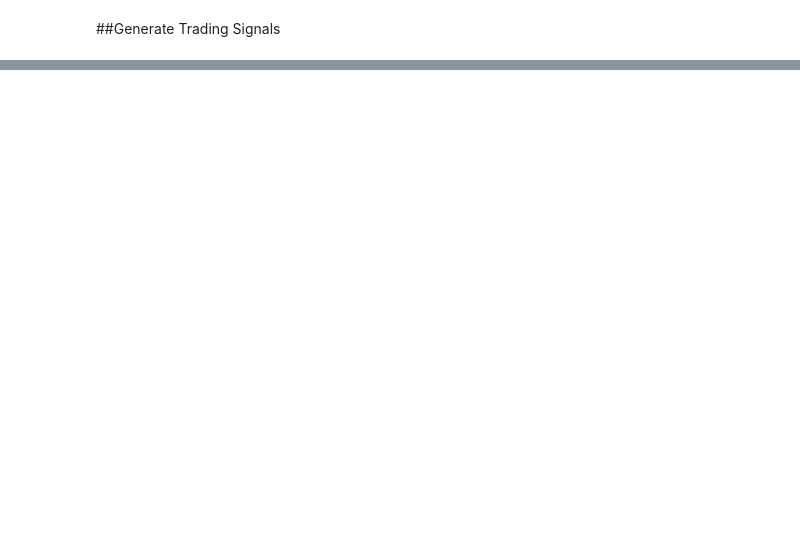
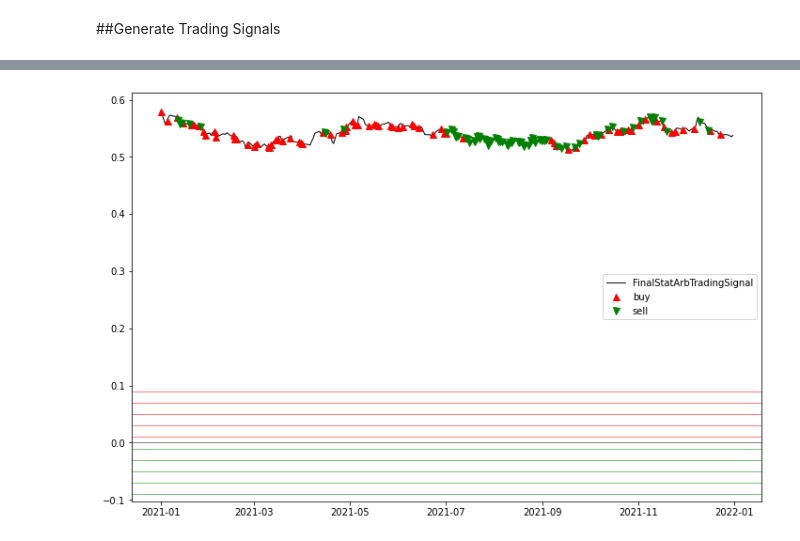
Before and after one commit to mohansameer1983/AI-Finance, a Jupyter notebook: Team_Assignment_3_StatArb.ipynb, the cells around one changed output, grey strips where cells are left out. Saved outputs shown, nothing was run; the diff lists cells and outputs as text; code cells hidden in the pictures; blank space fills up the shorter version.

```diff
--- a/Team_Assignment_3_StatArb.ipynb
+++ b/Team_Assignment_3_StatArb.ipynb
@@ -344,0 +508,13 @@ df_final
+# %%
+plt.plot(change_projected_actual_data.index, change_projected_actual_data.FinalStatArbTradingSignal, color='k', lw=1., label='FinalStatArbTradingSignal')
+plt.plot(change_projected_actual_data.loc[change_projected_actual_data.Trades == 1].index, change_projected_actual_data.FinalStatArbTradingSignal[change_projected_actual_data.Trades == 1], color='r', lw=0, marker='^', markersize=7, label='buy')
+plt.plot(change_projected_actual_data.loc[change_projected_actual_data.Trades == -1].index, change_projected_actual_data.FinalStatArbTradingSignal[change_projected_actual_data.Trades == -1], color='g', lw=0, marker='v', markersize=7, label='sell')
+plt.axhline(y=0, lw=0.5, color='k')
+for i in np.arange(StatArb_VALUE_FOR_BUY_ENTRY, StatArb_VALUE_FOR_BUY_ENTRY * 10, StatArb_VALUE_FOR_BUY_ENTRY * 2):
+    plt.axhline(y=i, lw=0.5, color='r')
+for i in np.arange(StatArb_VALUE_FOR_SELL_ENTRY, StatArb_VALUE_FOR_SELL_ENTRY * 10, StatArb_VALUE_FOR_SELL_ENTRY * 2):
+    plt.axhline(y=i, lw=0.5, color='g')
+plt.legend()
+plt.show()
+# %% [output]
+[figure, added]
```
Also changed, not shown: parts of 38 cells of this notebook.
